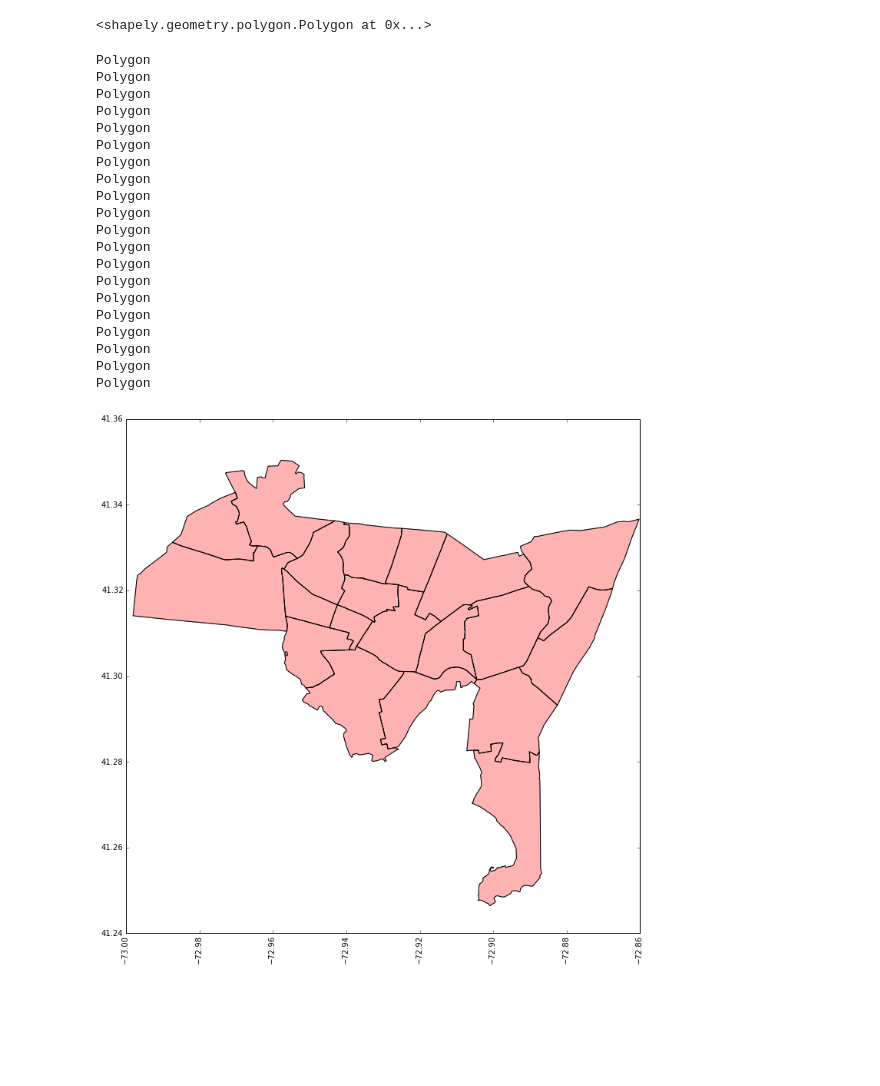
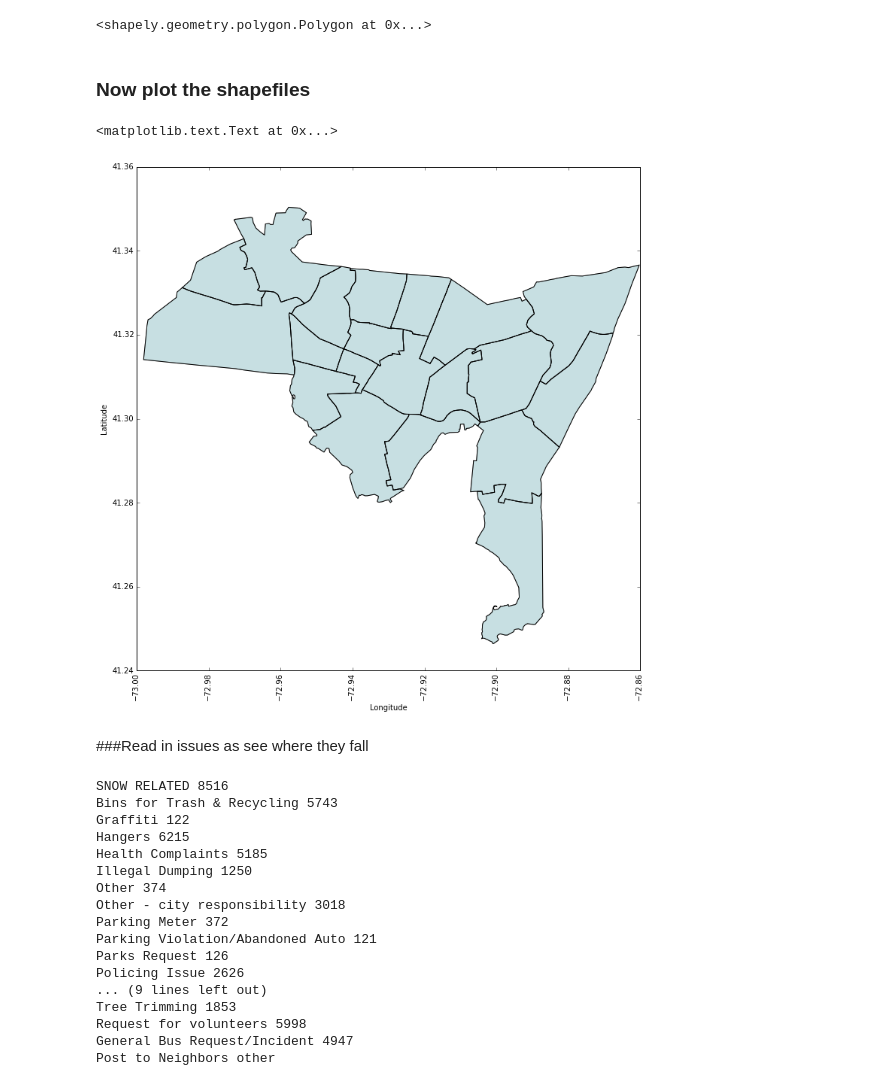
Before and after one commit to newhavenrc/nhrc2, a Jupyter notebook: backend/determine_region.ipynb, the cells around one changed output. Cells and saved outputs as stored; diff of their text form; code cells hidden in the pictures; blank space fills up the shorter version.

Commit message:
fixed plt color and imported issues
next up: determining the neighborhood for each issue

```diff
--- a/backend/determine_region.ipynb
+++ b/backend/determine_region.ipynb
@@ -60,53 +63,43 @@ for i in c:
 geom
 # %% [output]
 <shapely.geometry.polygon.Polygon at 0x...>
+# %% [markdown]
+### Now plot the shapefiles
 # %%
-def plot_polygon(ax, poly, color='red'):
+#Based on code from Kelly Jordhal:
+#http://nbviewer.ipython.org/github/mqlaql/geospatial-data/blob/master/Geospatial-Data-with-Python.ipynb
+
+def plot_polygon(ax, poly):
     a = np.asarray(poly.exterior)
-    ax.add_patch(Polygon(a, facecolor=color, alpha=0.3))
+    ax.add_patch(Polygon(a, facecolor='#46959E', alpha=0.3))
     ax.plot(a[:, 0], a[:, 1], color='black')
 
-def plot_multipolygon(ax, geom, color='red'):
+def plot_multipolygon(ax, geom):
     """ Can safely call with either Polygon or Multipolygon geometry
     """
     if geom.type == 'Polygon':
-        plot_polygon(ax, geom, color)
+        plot_polygon(ax, geom)
     elif geom.type == 'MultiPolygon':
         for poly in geom.geoms:
-            plot_polygon(ax, poly, color)
+            plot_polygon(ax, poly)
 # %%
 nhv_geom = defaultdict()
 #colors = ['red', 'green', 'orange', 'brown', 'purple']
 # %%
 fig, ax = plt.subplots(figsize=(12,12))
 for rec in c:
-    print(rec['geometry']['type'])
+    #print(rec['geometry']['type'])
     hood = rec['properties']['name']
     nhv_geom[hood] = shape(rec['geometry'])
     plot_multipolygon(ax, nhv_geom[hood])
 
 labels = ax.get_xticklabels()
 for label in labels:
     label.set_rotation(90)
+ax.set_xlabel('Longitude')
+ax.set_ylabel('Latitude')
 # %% [output]
-Polygon
-Polygon
-Polygon
-Polygon
-Polygon
-Polygon
-Polygon
-Polygon
-Polygon
-Polygon
-Polygon
-Polygon
-Polygon
-Polygon
-Polygon
-Polygon
-Polygon
-Polygon
-Polygon
-Polygon
+<matplotlib.text.Text at 0x...>
-[figure, old version]
+[figure, new version]
+# %% [markdown]
+###Read in issues as see where they fall
@@ -112,0 +110,20 @@ Polygon
+# %%
+scf_df = rscf.read_issues(scf_cats, readfile=True)
+# %% [output]
+SNOW RELATED 8516
+Bins for Trash & Recycling 5743
+Graffiti 122
+Hangers 6215
+Health Complaints 5185
+Illegal Dumping 1250
+Other 374
+Other - city responsibility 3018
+Parking Meter 372
+Parking Violation/Abandoned Auto 121
+Parks Request 126
+Policing Issue 2626
+... (9 lines left out)
+Tree Trimming 1853
+Request for volunteers 5998
+General Bus Request/Incident 4947
+Post to Neighbors other
```
Also changed, not shown: parts of 4 cells of this notebook.
